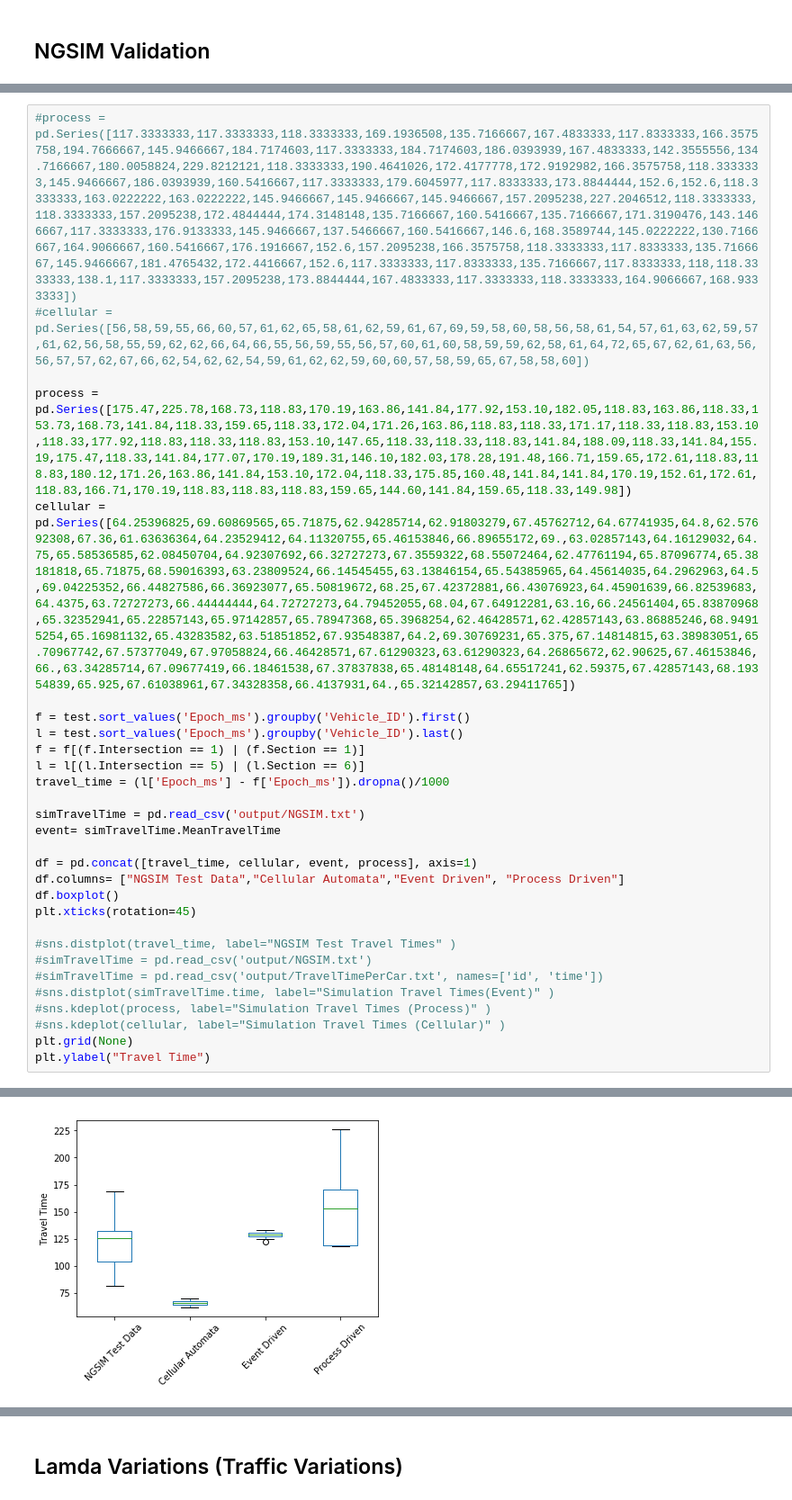
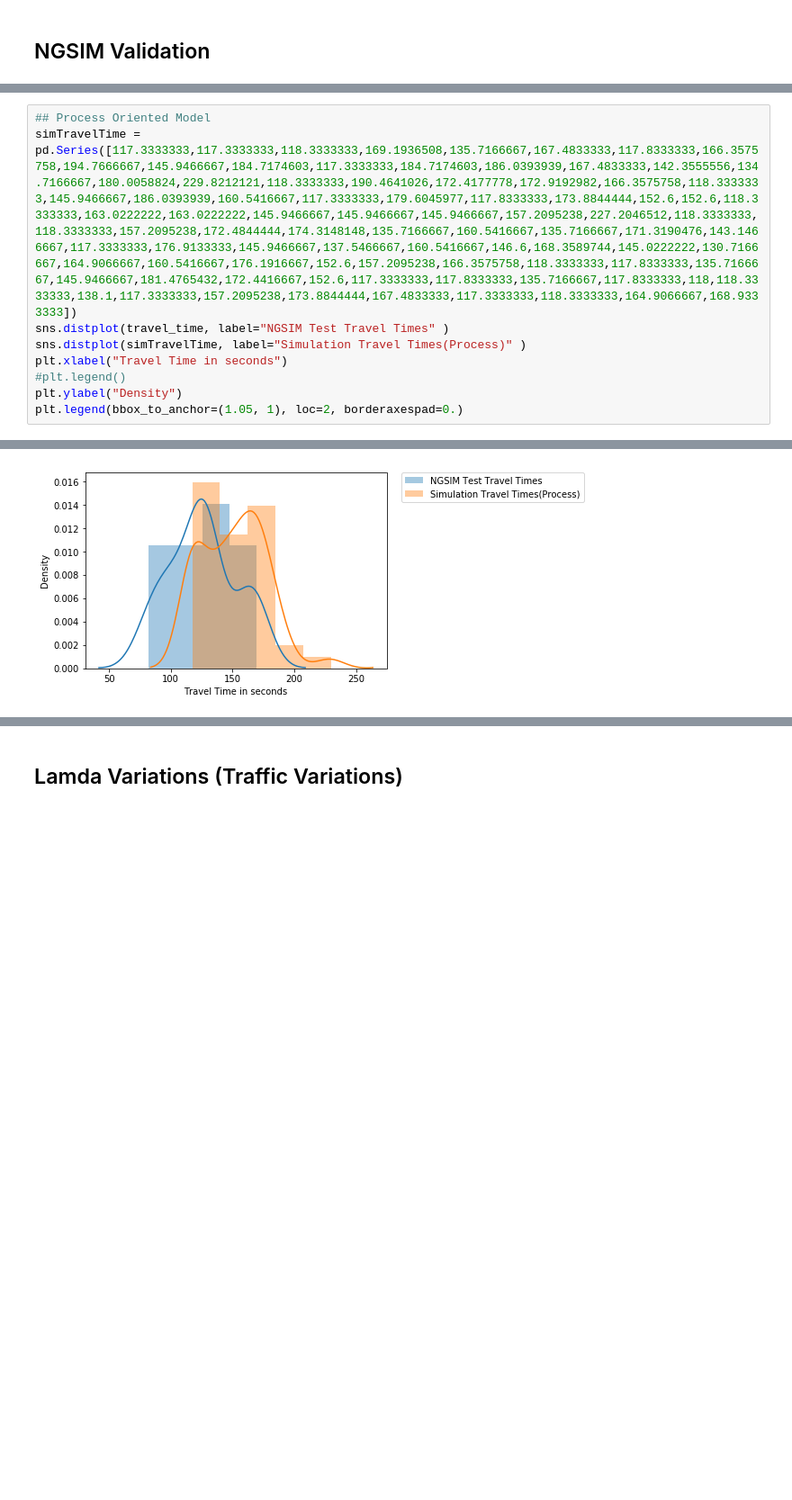
Before and after one commit to asrayousuf/CSE6730-TrafficSimulation, a Jupyter notebook: event_simulation/Input-OutputAnalysis.ipynb, the cells around one changed output, grey strips where cells are left out. Shown: that part at 90% size. Cells and saved outputs as stored; diff of their text form; blank space fills up the shorter version.

```diff
--- a/event_simulation/Input-OutputAnalysis.ipynb
+++ b/event_simulation/Input-OutputAnalysis.ipynb
@@ -240,30 +274,10 @@ Number of cars that travelled across the corridor:  13
 # %%
-#process = pd.Series([117.3333333,117.3333333,118.3333333,169.1936508,135.7166667,167.4833333,117.8333333,166.3575758,194.7666667,145.9466667,184.7174603,117.3333333,184.7174603,186.0393939,167.4833333,142.3555556,134.7166667,180.0058824,229.8212121,118.3333333,190.4641026,172.4177778,172.9192982,166.3575758,118.3333333,145.9466667,186.0393939,160.5416667,117.3333333,179.6045977,117.8333333,173.8844444,152.6,152.6,118.3333333,163.0222222,163.0222222,145.9466667,145.9466667,145.9466667,157.2095238,227.2046512,118.3333333,118.3333333,157.2095238,172.4844444,174.3148148,135.7166667,160.5416667,135.7166667,171.3190476,143.1466667,117.3333333,176.9133333,145.9466667,137.5466667,160.5416667,146.6,168.3589744,145.0222222,130.7166667,164.9066667,160.5416667,176.1916667,152.6,157.2095238,166.3575758,118.3333333,117.8333333,135.7166667,145.9466667,181.4765432,172.4416667,152.6,117.3333333,117.8333333,135.7166667,117.8333333,118,118.3333333,138.1,117.3333333,157.2095238,173.8844444,167.4833333,117.3333333,118.3333333,164.9066667,168.9333333])
-#cellular = pd.Series([56,58,59,55,66,60,57,61,62,65,58,61,62,59,61,67,69,59,58,60,58,56,58,61,54,57,61,63,62,59,57,61,62,56,58,55,59,62,62,66,64,66,55,56,59,55,56,57,60,61,60,58,59,59,62,58,61,64,72,65,67,62,61,63,56,56,57,57,62,67,66,62,54,62,62,54,59,61,62,62,59,60,60,57,58,59,65,67,58,58,60])
-
-process = pd.Series([175.47,225.78,168.73,118.83,170.19,163.86,141.84,177.92,153.10,182.05,118.83,163.86,118.33,153.73,168.73,141.84,118.33,159.65,118.33,172.04,171.26,163.86,118.83,118.33,171.17,118.33,118.83,153.10,118.33,177.92,118.83,118.33,118.83,153.10,147.65,118.33,118.33,118.83,141.84,188.09,118.33,141.84,155.19,175.47,118.33,141.84,177.07,170.19,189.31,146.10,182.03,178.28,191.48,166.71,159.65,172.61,118.83,118.83,180.12,171.26,163.86,141.84,153.10,172.04,118.33,175.85,160.48,141.84,141.84,170.19,152.61,172.61,118.83,166.71,170.19,118.83,118.83,118.83,159.65,144.60,141.84,159.65,118.33,149.98])
-cellular = pd.Series([64.25396825,69.60869565,65.71875,62.94285714,62.91803279,67.45762712,64.67741935,64.8,62.57692308,67.36,61.63636364,64.23529412,64.11320755,65.46153846,66.89655172,69.,63.02857143,64.16129032,64.75,65.58536585,62.08450704,64.92307692,66.32727273,67.3559322,68.55072464,62.47761194,65.87096774,65.38181818,65.71875,68.59016393,63.23809524,66.14545455,63.13846154,65.54385965,64.45614035,64.2962963,64.5,69.04225352,66.44827586,66.36923077,65.50819672,68.25,67.42372881,66.43076923,64.45901639,66.82539683,64.4375,63.72727273,66.44444444,64.72727273,64.79452055,68.04,67.64912281,63.16,66.24561404,65.83870968,65.32352941,65.22857143,65.97142857,65.78947368,65.3968254,62.46428571,62.42857143,63.86885246,68.94915254,65.16981132,65.43283582,63.51851852,67.93548387,64.2,69.30769231,65.375,67.14814815,63.38983051,65.70967742,67.57377049,67.97058824,66.46428571,67.61290323,63.61290323,64.26865672,62.90625,67.46153846,66.,63.34285714,67.09677419,66.18461538,67.37837838,65.48148148,64.65517241,62.59375,67.42857143,68.19354839,65.925,67.61038961,67.34328358,66.4137931,64.,65.32142857,63.29411765])
-
-f = test.sort_values('Epoch_ms').groupby('Vehicle_ID').first()
-l = test.sort_values('Epoch_ms').groupby('Vehicle_ID').last()
-f = f[(f.Intersection == 1) | (f.Section == 1)]
-l = l[(l.Intersection == 5) | (l.Section == 6)]
-travel_time = (l['Epoch_ms'] - f['Epoch_ms']).dropna()/1000
-
-simTravelTime = pd.read_csv('output/NGSIM.txt')
-event= simTravelTime.MeanTravelTime
-
-df = pd.concat([travel_time, cellular, event, process], axis=1)
-df.columns= ["NGSIM Test Data","Cellular Automata","Event Driven", "Process Driven"]
-df.boxplot()
-plt.xticks(rotation=45)
-
-#sns.distplot(travel_time, label="NGSIM Test Travel Times" )
-#simTravelTime = pd.read_csv('output/NGSIM.txt')
-#simTravelTime = pd.read_csv('output/TravelTimePerCar.txt', names=['id', 'time'])
-#sns.distplot(simTravelTime.time, label="Simulation Travel Times(Event)" )
-#sns.kdeplot(process, label="Simulation Travel Times (Process)" )
-#sns.kdeplot(cellular, label="Simulation Travel Times (Cellular)" )
-plt.grid(None)
-plt.ylabel("Travel Time")
+## Process Oriented Model
+simTravelTime = pd.Series([117.3333333,117.3333333,118.3333333,169.1936508,135.7166667,167.4833333,117.8333333,166.3575758,194.7666667,145.9466667,184.7174603,117.3333333,184.7174603,186.0393939,167.4833333,142.3555556,134.7166667,180.0058824,229.8212121,118.3333333,190.4641026,172.4177778,172.9192982,166.3575758,118.3333333,145.9466667,186.0393939,160.5416667,117.3333333,179.6045977,117.8333333,173.8844444,152.6,152.6,118.3333333,163.0222222,163.0222222,145.9466667,145.9466667,145.9466667,157.2095238,227.2046512,118.3333333,118.3333333,157.2095238,172.4844444,174.3148148,135.7166667,160.5416667,135.7166667,171.3190476,143.1466667,117.3333333,176.9133333,145.9466667,137.5466667,160.5416667,146.6,168.3589744,145.0222222,130.7166667,164.9066667,160.5416667,176.1916667,152.6,157.2095238,166.3575758,118.3333333,117.8333333,135.7166667,145.9466667,181.4765432,172.4416667,152.6,117.3333333,117.8333333,135.7166667,117.8333333,118,118.3333333,138.1,117.3333333,157.2095238,173.8844444,167.4833333,117.3333333,118.3333333,164.9066667,168.9333333])
+sns.distplot(travel_time, label="NGSIM Test Travel Times" )
+sns.distplot(simTravelTime, label="Simulation Travel Times(Process)" )
+plt.xlabel("Travel Time in seconds")
+#plt.legend()
+plt.ylabel("Density")
+plt.legend(bbox_to_anchor=(1.05, 1), loc=2, borderaxespad=0.)
 # %% [output]
@@ -271 +285 @@ Text(0, 0.5, 'Travel Time')
-[figure, old version]
+[figure, new version]
```
Also changed, not shown: parts of 4 cells of this notebook, 5 other files.
